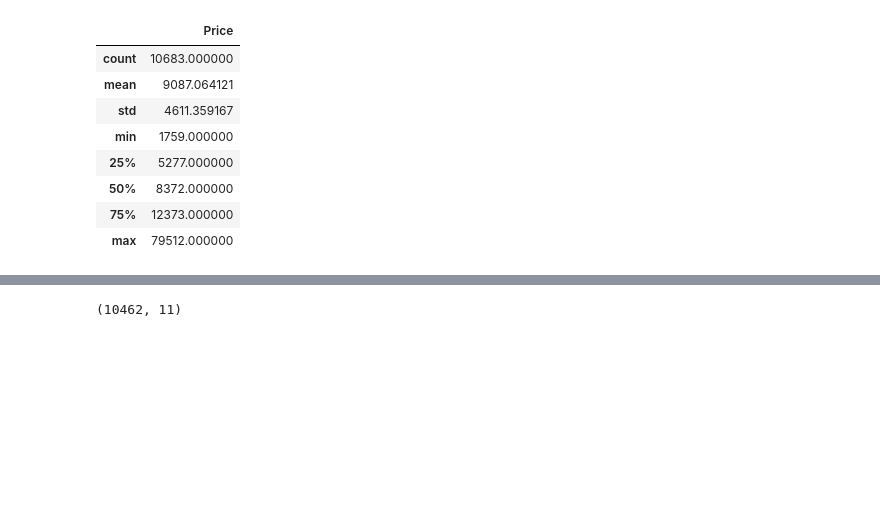
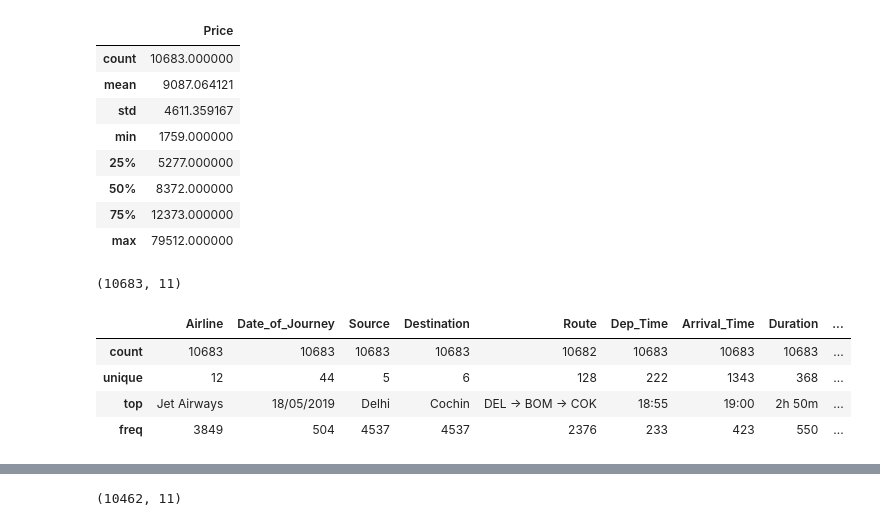
Before and after one commit to mlfigueiredo/CienciaDosDados, a Jupyter notebook: Aviação_Regressão.ipynb, the cells around one changed output, grey strips where cells are left out. Cells and saved outputs as stored; diff of their text form; code cells hidden in the pictures; blank space fills up the shorter version.

```diff
--- a/Aviação_Regressão.ipynb
+++ b/Aviação_Regressão.ipynb
@@ -65,6 +64,18 @@ df_train.describe(datetime_is_numeric=False, exclude=[object])
 | 50% | 8372.000000 |
 | 75% | 12373.000000 |
 | max | 79512.000000 |
+# %%
+df_train.shape
+# %% [output]
+(10683, 11)
+# %%
+df_train.describe(datetime_is_numeric=True, include=[object])
+# %% [output]
+|  | Airline | Date_of_Journey | Source | Destination | Route | Dep_Time | Arrival_Time | Duration | ... |
+| count | 10683 | 10683 | 10683 | 10683 | 10682 | 10683 | 10683 | 10683 | ... |
+| unique | 12 | 44 | 5 | 6 | 128 | 222 | 1343 | 368 | ... |
+| top | Jet Airways | 18/05/2019 | Delhi | Cochin | DEL → BOM → COK | 18:55 | 19:00 | 2h 50m | ... |
+| freq | 3849 | 504 | 4537 | 4537 | 2376 | 233 | 423 | 550 | ... |
 # %%
 df_train.isnull().sum()
 # %% [output]
```
Also changed, not shown: parts of 14 cells of this notebook.
